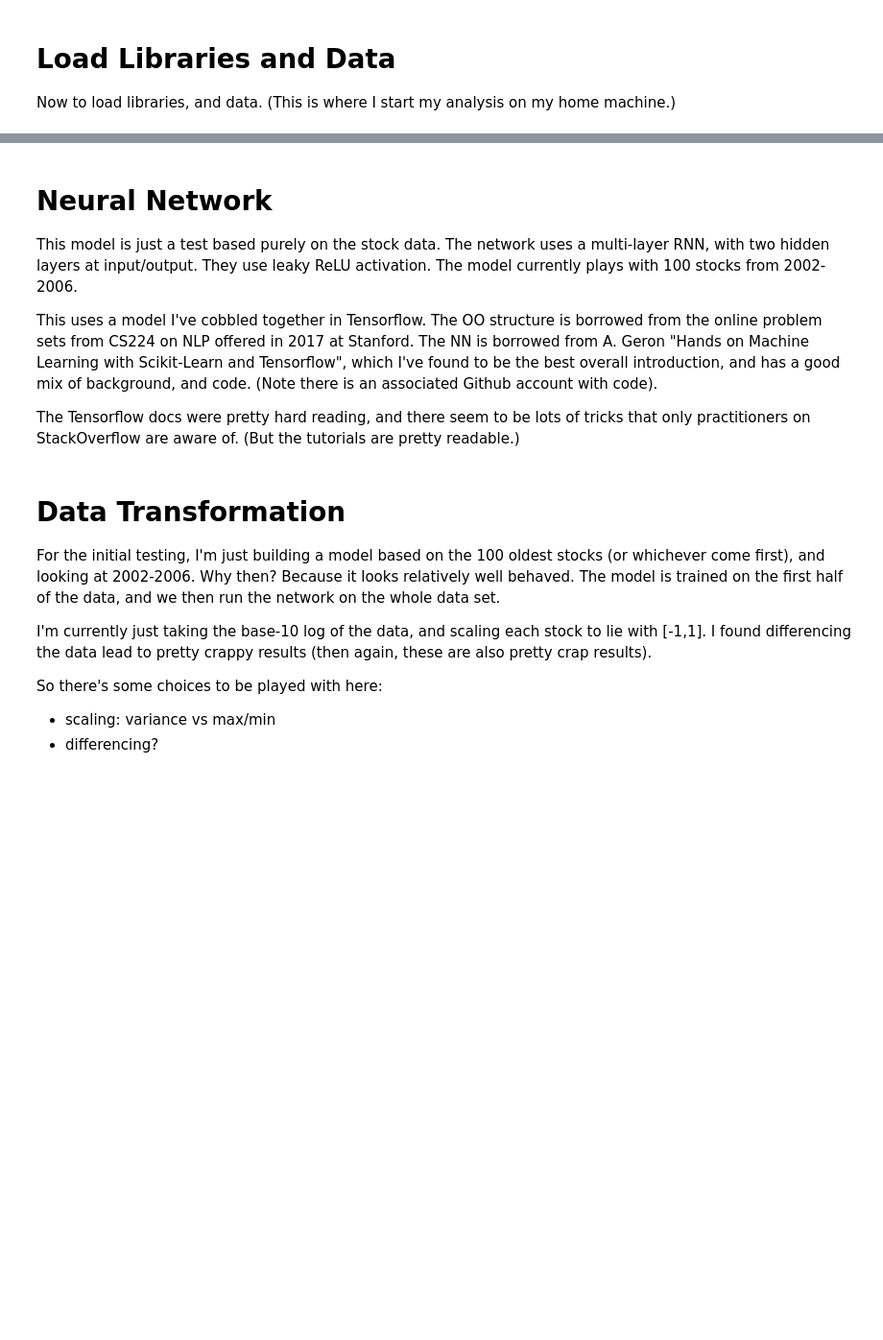
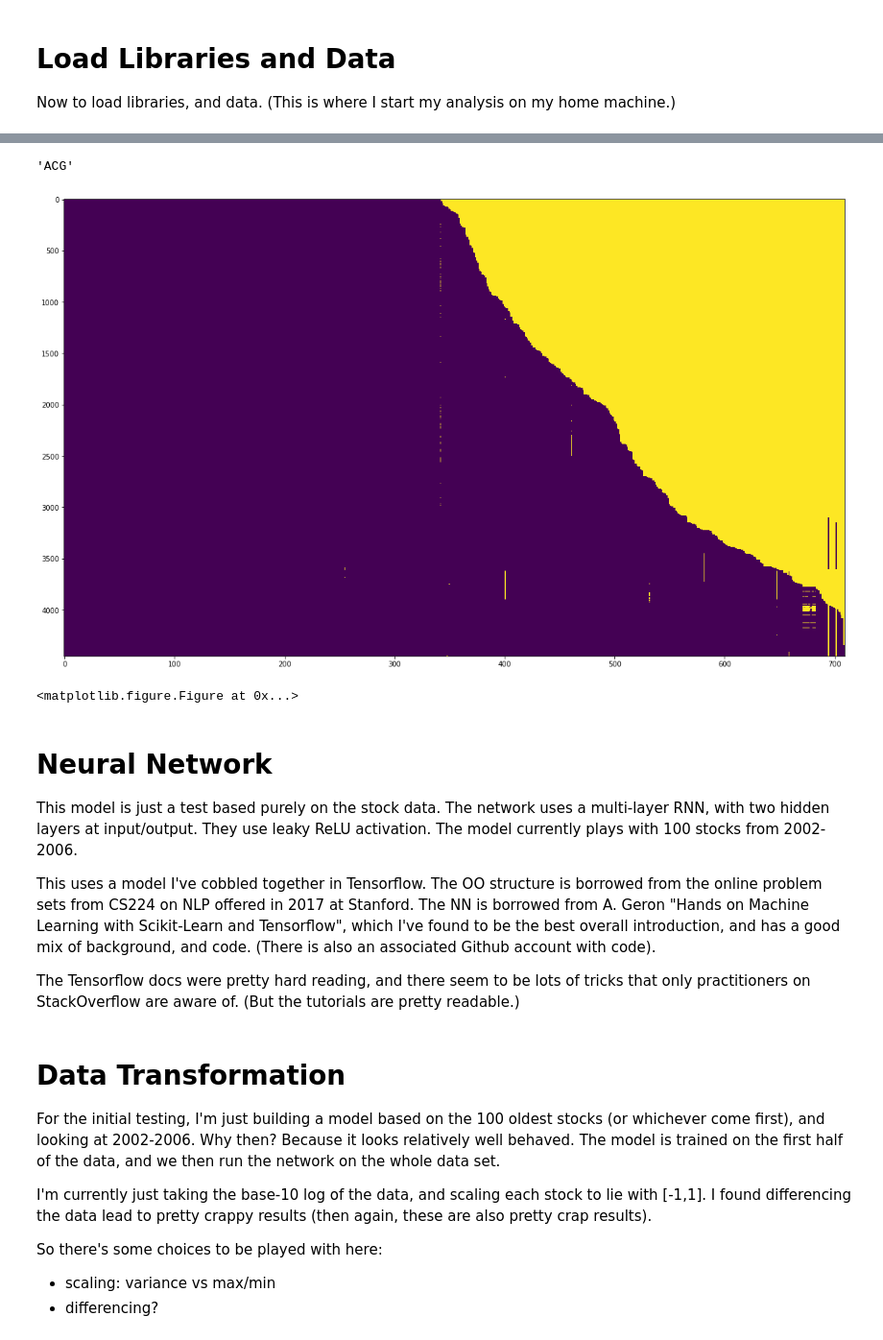
Before and after one commit to jmackrory/PDX_finance, a Jupyter notebook: PDX_finance_Mar2018.ipynb, the cells around one changed output, grey strips where cells are left out. Shown at 96% size. Cells and saved outputs as stored; diff of their text form; code cells hidden in the pictures; blank space fills up the shorter version.

```diff
--- a/PDX_finance_Mar2018.ipynb
+++ b/PDX_finance_Mar2018.ipynb
@@ -124,6 +245,25 @@ there are missing values in these stocks.
 
 Could set all NA to zero, then apply linear interpolation to handle isolated
 missing days.
+# %%
+panel['vol'].columns[702]
+# %% [output]
+'ACG'
+# %%
+#Plot pattern of NA values.  Weird stripes?
+plt.figure(figsize=(20,12))
+col=panel['close'].columns[0:]
+plt.imshow(np.isnan(panel['close','2000':,col]),aspect='auto')
+plt.show()
+# %% [output]
+[figure, added]
+# %%
+plt.figure()
+col=panel['vol'].columns[702]
+plt.plot(panel['close','2000':,col])
+plt.show()
+# %% [output]
+<matplotlib.figure.Figure at 0x...>
 # %% [markdown]
 # Neural Network
 
@@ -136,7 +276,7 @@ The OO structure is borrowed from the online problem sets
 from CS224 on NLP offered in 2017 at Stanford.
 The NN is borrowed from A. Geron "Hands on Machine Learning with Scikit-Learn and Tensorflow", which I've found to be the best
 overall introduction, and has a good mix of background, and code.
-(Note there is an associated Github account with code).
+(There is also an associated Github account with code).
 
 The Tensorflow docs were pretty hard reading, and there seem to be lots
 of tricks that only practitioners on StackOverflow are aware of.  (But the tutorials are pretty readable.)
```
Also changed, not shown: parts of 50 cells of this notebook.
